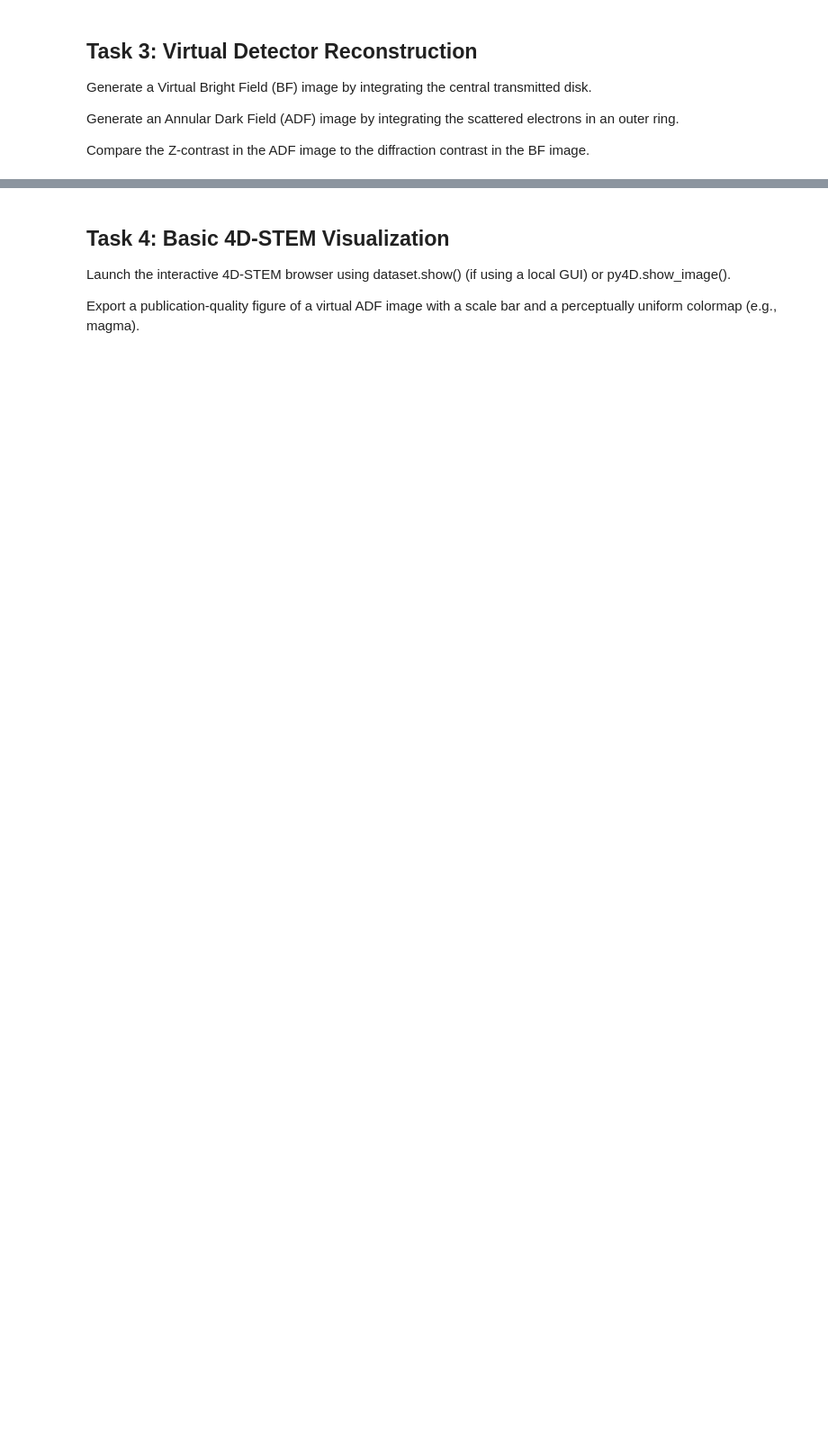
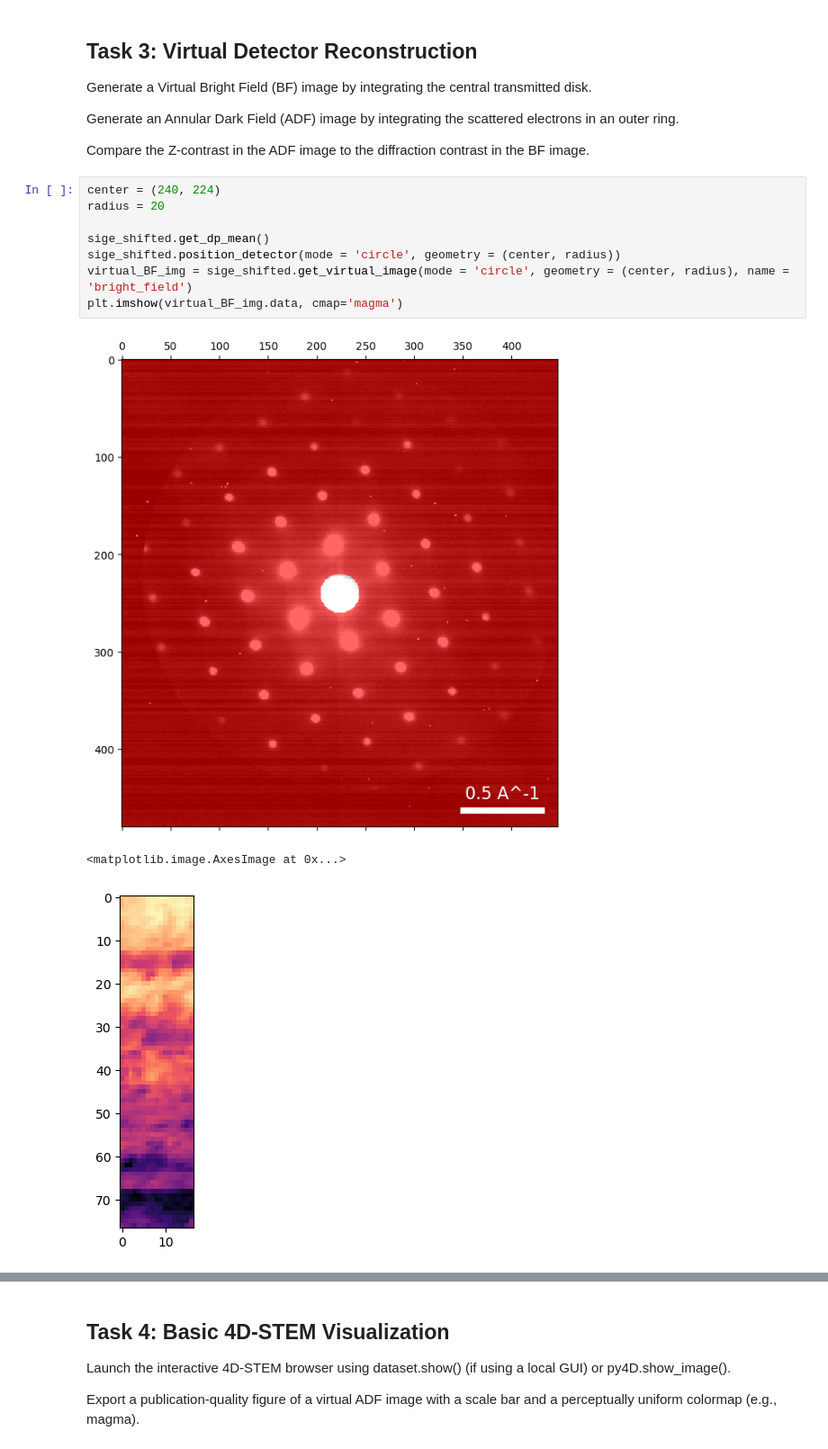
Before and after one commit to aramichang/MATSCI465_AramiChang, a Jupyter notebook: assignment_02_setup.ipynb, the cells around one changed output, grey strips where cells are left out. Shown at 90% size. Cells and saved outputs as stored; diff of their text form; blank space fills up the shorter version.

```diff
--- a/assignment_02_setup.ipynb
+++ b/assignment_02_setup.ipynb
@@ -185,4 +206,16 @@ Generate a Virtual Bright Field (BF) image by integrating the central transmitte
 Generate an Annular Dark Field (ADF) image by integrating the scattered electrons in an outer ring.
 
 Compare the Z-contrast in the ADF image to the diffraction contrast in the BF image.
+# %%
+center = (240, 224)
+radius = 20
+
+sige_shifted.get_dp_mean()
+sige_shifted.position_detector(mode = 'circle', geometry = (center, radius))
+virtual_BF_img = sige_shifted.get_virtual_image(mode = 'circle', geometry = (center, radius), name = 'bright_field')
+plt.imshow(virtual_BF_img.data, cmap='magma')
+# %% [output]
+[figure, added]
+<matplotlib.image.AxesImage at 0x...>
+[figure, added]
 # %%
```
Also changed, not shown: parts of 13 cells of this notebook.
